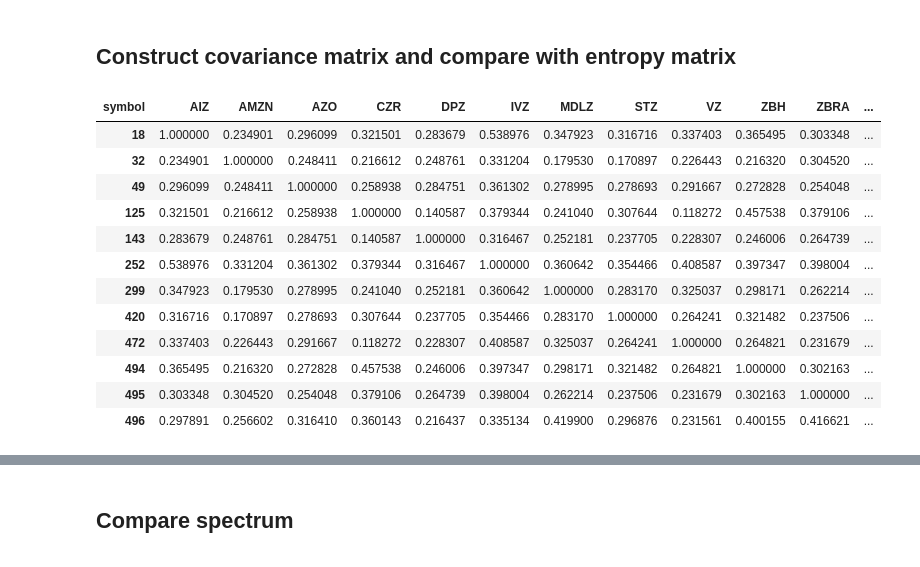
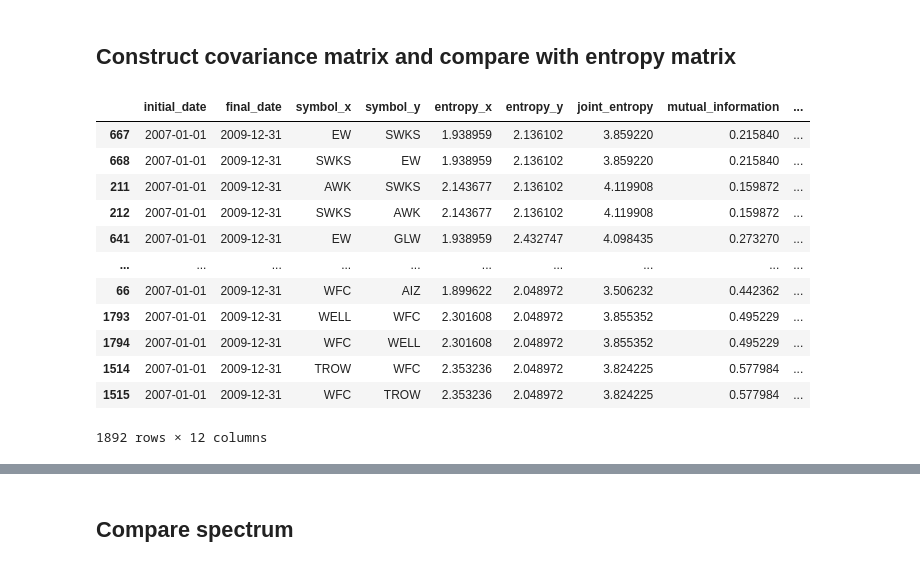
Before and after one commit to fsabrilb/Market_Efficiency, a Jupyter notebook: scripts/estimate_covariance_matrix_entropy.ipynb, the cells around one changed output, grey strips where cells are left out. Saved outputs shown, nothing was run; the diff lists cells and outputs as text; code cells hidden in the pictures.

```diff
--- a/scripts/estimate_covariance_matrix_entropy.ipynb
+++ b/scripts/estimate_covariance_matrix_entropy.ipynb
@@ -29,5 +30,7 @@ input_generation_date = "2024-06-24"
 ## Load data and filter duplicates by symbol and date
 # %%
 # Standard and Poor's 500 - S&P 500 (United States)
-df_stock_index = pd.read_pickle("{}/df_sp500_{}.pkl".format(input_path_processed, re.sub("-", "", input_generation_date)))
+df_stock_index = pd.read_pickle("{}/df_stock_index_gspc_{}.pkl".format(input_path_processed, re.sub("-", "", input_generation_date)))
+# Mexico Price and Quote Index (Mexico)
+#df_stock_index = pd.read_pickle("{}/df_stock_index_mxx_{}.pkl".format(input_path_processed, re.sub("-", "", input_generation_date)))
 df_stock_index.drop_duplicates(subset = ["date", "symbol"], keep = "first", inplace = True, ignore_index = True)
@@ -88,5 +37,13 @@ Variance of information:
 # %% [markdown]
 ## Entropy matrix (proof)
+# %%
+column_ = "z_score_log_return"
+
+# Standard and Poor's 500 - S&P 500 (United States)
+shares_pair = ["EW", "SWKS"]
+
+# Mexico Price and Quote Index (Mexico)
+#shares_pair = ["CUERVO.MX", "GCC.MX"]
 # %%
 ee.estimate_entropy_pairs(
     df = df_stock_index,
@@ -130,22 +78,31 @@ plt.show()
 # %% [markdown]
 ## Construct covariance matrix and compare with entropy matrix
 # %%
-df_cov = get_fts.estimate_covariance_stock_index(df = df_stock_index, normalized = True)
-df_cov["symbol"] = df_cov.columns
-df_cov.insert(0, "symbol", df_cov.pop("symbol"))
-A = df_cov[df_cov["symbol"].str.contains("Z")]
-A[A.symbol]
+df_final = emf.get_market_efficiency_data_window(
+    df = df_stock_index[df_stock_index["symbol"].str.contains("(W)|(Z)")],
+    column_ = column_,
+    min_bins = 10,
+    precision = 12,
+    log_path = log_path,
+    log_filename = "log_market_efficiency",
+    log_filename_entropy = "log_entropy_proof",
+    verbose = 1,
+    tqdm_bar = True,
+    market_args_list = ("2007-01-01", "2009-12-31")
+)
+
+df_final[df_final["symbol_x"] != df_final["symbol_y"]].drop_duplicates().sort_values(["correlation", "rajski_distance"], ascending = [True, True])
 # %% [output]
-| symbol | AIZ | AMZN | AZO | CZR | DPZ | IVZ | MDLZ | STZ | VZ | ZBH | ZBRA | ... |
-| 18 | 1.000000 | 0.234901 | 0.296099 | 0.321501 | 0.283679 | 0.538976 | 0.347923 | 0.316716 | 0.337403 | 0.365495 | 0.303348 | ... |
-| 32 | 0.234901 | 1.000000 | 0.248411 | 0.216612 | 0.248761 | 0.331204 | 0.179530 | 0.170897 | 0.226443 | 0.216320 | 0.304520 | ... |
-| 49 | 0.296099 | 0.248411 | 1.000000 | 0.258938 | 0.284751 | 0.361302 | 0.278995 | 0.278693 | 0.291667 | 0.272828 | 0.254048 | ... |
-| 125 | 0.321501 | 0.216612 | 0.258938 | 1.000000 | 0.140587 | 0.379344 | 0.241040 | 0.307644 | 0.118272 | 0.457538 | 0.379106 | ... |
-| 143 | 0.283679 | 0.248761 | 0.284751 | 0.140587 | 1.000000 | 0.316467 | 0.252181 | 0.237705 | 0.228307 | 0.246006 | 0.264739 | ... |
-| 252 | 0.538976 | 0.331204 | 0.361302 | 0.379344 | 0.316467 | 1.000000 | 0.360642 | 0.354466 | 0.408587 | 0.397347 | 0.398004 | ... |
-| 299 | 0.347923 | 0.179530 | 0.278995 | 0.241040 | 0.252181 | 0.360642 | 1.000000 | 0.283170 | 0.325037 | 0.298171 | 0.262214 | ... |
-| 420 | 0.316716 | 0.170897 | 0.278693 | 0.307644 | 0.237705 | 0.354466 | 0.283170 | 1.000000 | 0.264241 | 0.321482 | 0.237506 | ... |
-| 472 | 0.337403 | 0.226443 | 0.291667 | 0.118272 | 0.228307 | 0.408587 | 0.325037 | 0.264241 | 1.000000 | 0.264821 | 0.231679 | ... |
-| 494 | 0.365495 | 0.216320 | 0.272828 | 0.457538 | 0.246006 | 0.397347 | 0.298171 | 0.321482 | 0.264821 | 1.000000 | 0.302163 | ... |
-| 495 | 0.303348 | 0.304520 | 0.254048 | 0.379106 | 0.264739 | 0.398004 | 0.262214 | 0.237506 | 0.231679 | 0.302163 | 1.000000 | ... |
-| 496 | 0.297891 | 0.256602 | 0.316410 | 0.360143 | 0.216437 | 0.335134 | 0.419900 | 0.296876 | 0.231561 | 0.400155 | 0.416621 | ... |
+|  | initial_date | final_date | symbol_x | symbol_y | entropy_x | entropy_y | joint_entropy | mutual_information | ... |
+| 667 | 2007-01-01 | 2009-12-31 | EW | SWKS | 1.938959 | 2.136102 | 3.859220 | 0.215840 | ... |
+| 668 | 2007-01-01 | 2009-12-31 | SWKS | EW | 1.938959 | 2.136102 | 3.859220 | 0.215840 | ... |
+| 211 | 2007-01-01 | 2009-12-31 | AWK | SWKS | 2.143677 | 2.136102 | 4.119908 | 0.159872 | ... |
+| 212 | 2007-01-01 | 2009-12-31 | SWKS | AWK | 2.143677 | 2.136102 | 4.119908 | 0.159872 | ... |
+| 641 | 2007-01-01 | 2009-12-31 | EW | GLW | 1.938959 | 2.432747 | 4.098435 | 0.273270 | ... |
+| ... | ... | ... | ... | ... | ... | ... | ... | ... | ... |
+| 66 | 2007-01-01 | 2009-12-31 | WFC | AIZ | 1.899622 | 2.048972 | 3.506232 | 0.442362 | ... |
+| 1793 | 2007-01-01 | 2009-12-31 | WELL | WFC | 2.301608 | 2.048972 | 3.855352 | 0.495229 | ... |
+| 1794 | 2007-01-01 | 2009-12-31 | WFC | WELL | 2.301608 | 2.048972 | 3.855352 | 0.495229 | ... |
+| 1514 | 2007-01-01 | 2009-12-31 | TROW | WFC | 2.353236 | 2.048972 | 3.824225 | 0.577984 | ... |
+| 1515 | 2007-01-01 | 2009-12-31 | WFC | TROW | 2.353236 | 2.048972 | 3.824225 | 0.577984 | ... |
+1892 rows × 12 columns
```
Also changed, not shown: parts of 20 cells of this notebook, 6 other files.
